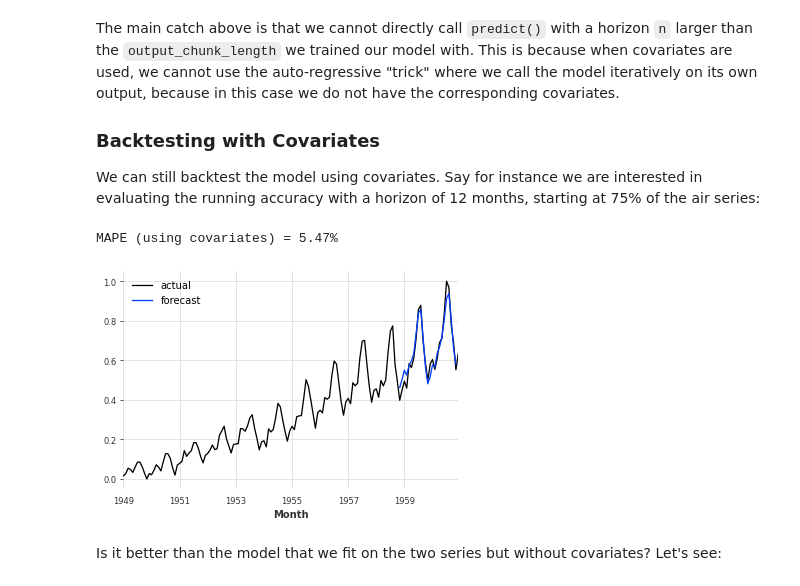
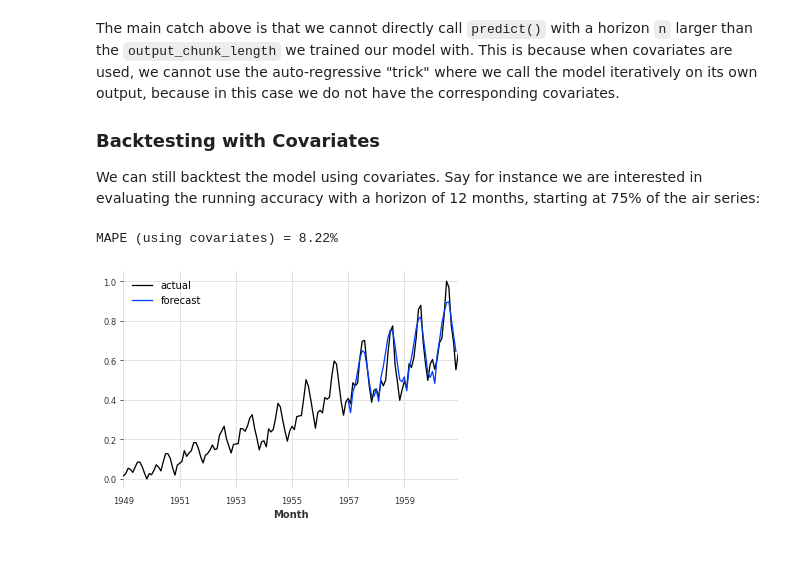
Before and after one commit to unit8co/darts, a Jupyter notebook: examples/multi-time-series-and-covariates.ipynb, the cells around one changed output. Cells and saved outputs as stored; diff of their text form; code cells hidden in the pictures; blank space fills up the shorter version.

```diff
--- a/examples/multi-time-series-and-covariates.ipynb
+++ b/examples/multi-time-series-and-covariates.ipynb
@@ -81,3 +85,3 @@ Let's look at a first example. We'll build a RNN that has a lookback window of 2
 # %%
-model_air = NBEATSModel(input_chunk_length=24, output_chunk_length=12, n_epochs=300)
+model_air = NBEATSModel(input_chunk_length=24, output_chunk_length=12, n_epochs=200)
 # %% [markdown]
@@ -196,12 +192,0 @@ Let's look at this important question below. We will build 3 identical models, b
-# %%
-torch.manual_seed(1); np.random.seed(1)  # for reproducibility
-
-# build models
-model_air_alone = NBEATSModel(input_chunk_length=24, output_chunk_length=12, n_epochs=400)
-model_milk_alone = NBEATSModel(input_chunk_length=24, output_chunk_length=12, n_epochs=400)
-model_air_milk = NBEATSModel(input_chunk_length=24, output_chunk_length=12, n_epochs=200)
-
-# fit models
-model_air_alone.fit(train_air)
-model_milk_alone.fit(train_milk)
-model_air_milk.fit([train_air, train_milk])
@@ -276,5 +241,5 @@ So in our case, we have to specify an `input_size` of 3, because the target seri
 # %%
-model_cov = RNNModel(input_chunk_length=24, output_chunk_length=12, n_epochs=200)
+model_cov = RNNModel(input_chunk_length=24, output_chunk_length=12, n_epochs=300)
 # %% [markdown]
 Now, to train the model with covariates, it is as simple as providing the covariates (in form of a list matching the target series) as `covariates` argument to the `fit()` function:
 # %%
@@ -313,18 +271,16 @@ We can still backtest the model using covariates. Say for instance we are intere
 # %%
 backtest_cov = model_cov.historical_forecasts(series_air_scaled,
                                               covariates=air_covariates,
-                                              start=0.75,
+                                              start=0.6,
                                               forecast_horizon=12,
                                               stride=1,
                                               retrain=False,
                                               verbose=True)
 
 series_air_scaled.plot(label='actual')
 backtest_cov.plot(label='forecast')
 plt.legend();
 print('MAPE (using covariates) = {:.2f}%'.format(mape(series_air_scaled, backtest_cov)))
 # %% [output]
-MAPE (using covariates) = 5.47%
+MAPE (using covariates) = 8.22%
-[figure, old version]
+[figure, new version]
-# %% [markdown]
-Is it better than the model that we fit on the two series but without covariates? Let's see:
```
Also changed, not shown: parts of 32 cells of this notebook, 2 other files.
